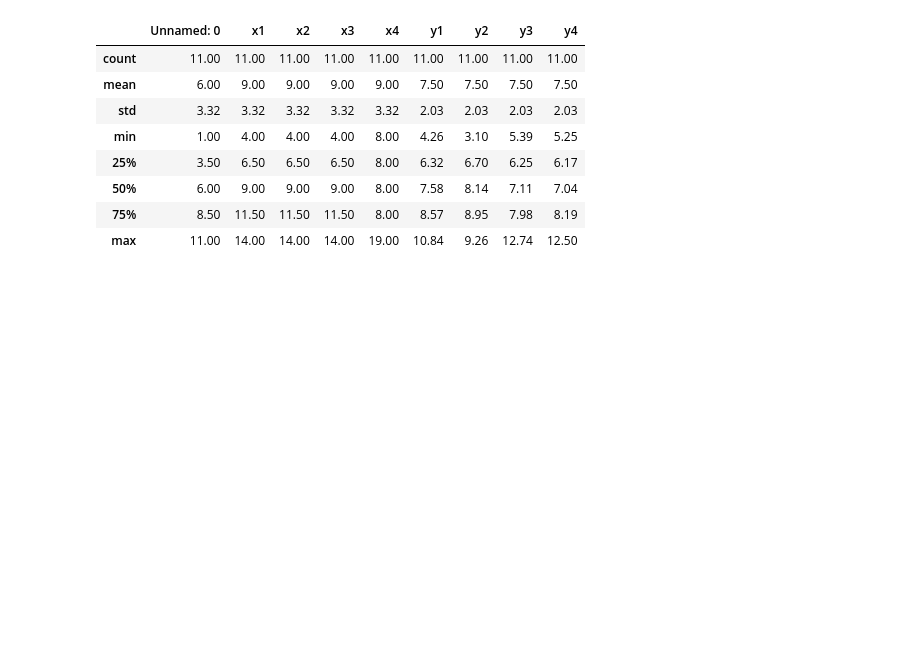
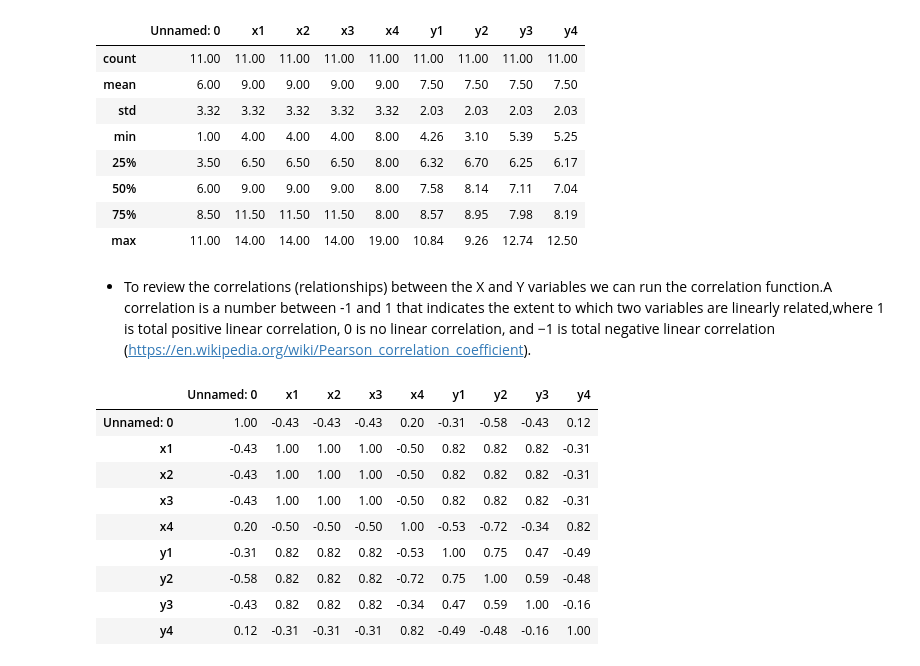
Before and after one commit to mikequaid/Funda, a Jupyter notebook: Funda.ipynb, the cells around one changed output. Drawn from its saved outputs; the diff is of its cells as text; code cells hidden in the pictures; blank space fills up the shorter version.

```diff
--- a/Funda.ipynb
+++ b/Funda.ipynb
@@ -67,7 +96,5 @@ dataframe.shape
 # %%
-
-import numpy as np # Importing numpy as np
-dataframe = pd.read_csv("anscombe.csv")
+import numpy as np # Import numpy as np
 np.round(dataframe.describe(), decimals=2) # Rounds output data to 2 decimals
 # %% [output]
 |  | Unnamed: 0 | x1 | x2 | x3 | x4 | y1 | y2 | y3 | y4 |
@@ -79,3 +106,18 @@ np.round(dataframe.describe(), decimals=2) # Rounds output data to 2 decimals
 | 50% | 6.00 | 9.00 | 9.00 | 9.00 | 8.00 | 7.58 | 8.14 | 7.11 | 7.04 |
 | 75% | 8.50 | 11.50 | 11.50 | 11.50 | 8.00 | 8.57 | 8.95 | 7.98 | 8.19 |
 | max | 11.00 | 14.00 | 14.00 | 14.00 | 19.00 | 10.84 | 9.26 | 12.74 | 12.50 |
+# %% [markdown]
+- To review the correlations (relationships) between the X and Y variables we can run the correlation function.A correlation is a number between -1 and 1 that indicates the extent to which two variables are linearly related,where 1 is total positive linear correlation, 0 is no linear correlation, and −1 is total negative linear correlation (https://en.wikipedia.org/wiki/Pearson_correlation_coefficient).
+# %%
+np.round(dataframe.corr(), decimals=2) # Rounds output data to 2 decimals
+# %% [output]
+|  | Unnamed: 0 | x1 | x2 | x3 | x4 | y1 | y2 | y3 | y4 |
+| Unnamed: 0 | 1.00 | -0.43 | -0.43 | -0.43 | 0.20 | -0.31 | -0.58 | -0.43 | 0.12 |
+| x1 | -0.43 | 1.00 | 1.00 | 1.00 | -0.50 | 0.82 | 0.82 | 0.82 | -0.31 |
+| x2 | -0.43 | 1.00 | 1.00 | 1.00 | -0.50 | 0.82 | 0.82 | 0.82 | -0.31 |
+| x3 | -0.43 | 1.00 | 1.00 | 1.00 | -0.50 | 0.82 | 0.82 | 0.82 | -0.31 |
+| x4 | 0.20 | -0.50 | -0.50 | -0.50 | 1.00 | -0.53 | -0.72 | -0.34 | 0.82 |
+| y1 | -0.31 | 0.82 | 0.82 | 0.82 | -0.53 | 1.00 | 0.75 | 0.47 | -0.49 |
+| y2 | -0.58 | 0.82 | 0.82 | 0.82 | -0.72 | 0.75 | 1.00 | 0.59 | -0.48 |
+| y3 | -0.43 | 0.82 | 0.82 | 0.82 | -0.34 | 0.47 | 0.59 | 1.00 | -0.16 |
+| y4 | 0.12 | -0.31 | -0.31 | -0.31 | 0.82 | -0.49 | -0.48 | -0.16 | 1.00 |
```
Also changed, not shown: parts of 9 cells of this notebook.
